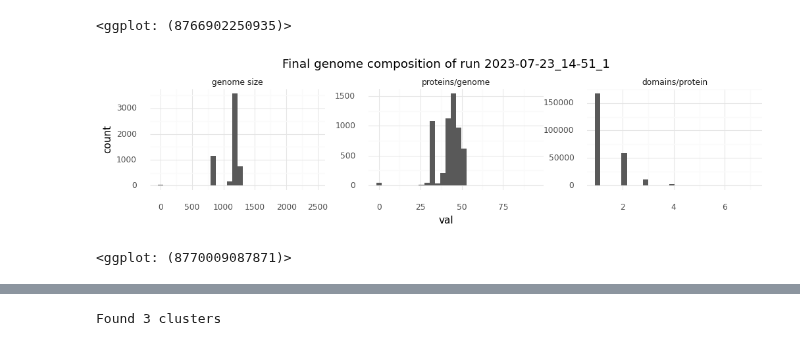
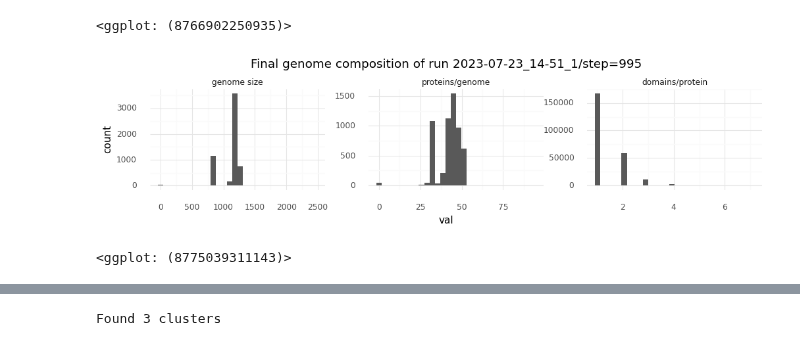
Before and after one commit to mRcSchwering/luca, a Jupyter notebook: e1_co2_fixing/WL_training.ipynb, the cells around one changed output, grey strips where cells are left out. Cells and saved outputs as stored; diff of their text form; code cells hidden in the pictures.

```diff
--- a/e1_co2_fixing/WL_training.ipynb
+++ b/e1_co2_fixing/WL_training.ipynb
@@ -256,32 +256,40 @@ axis_lims = (0, world.map_size)
 [figure]
 <ggplot: (8766902250935)>
 # %%
-name = "2023-07-23_14-51_1"
-world.load_state(statedir=RUNS_DIR / name / "step=995", batch_size=1000)
+name = "2023-07-23_14-51_1/step=995"
 
-all_cell_prots = []
-for cell_i in range(world.n_cells):
-    cell = world.get_cell(by_idx=cell_i)
-    all_cell_prots.append([str(d) for d in cell.proteome])
+def summarize_proteomes(world: ms.World) -> list[list[str]]:
+    out = []
+    for cell_i in range(world.n_cells):
+        cell = world.get_cell(by_idx=cell_i)
+        out.append([str(d) for d in cell.proteome])
+    return out
+
+world.load_state(statedir=RUNS_DIR / name, batch_size=1000)
+all_cell_prots = summarize_proteomes(world=world)
 # %%
-records = []
-for cell_i, (prots, genome) in enumerate(zip(all_cell_prots, world.genomes)):
-    prots = [d for d in prots if len(d) > 0]
-    records.append({"cell": cell_i, "var": "genome size", "val": len(genome)})
-    records.append({"cell": cell_i, "var": "proteins/genome", "val": len(prots)})
-    if len(prots) > 0:
-        for prot in prots:
-            records.append({"cell": cell_i, "var": "domains/protein", "val": len(prot.split("|"))})
+def get_genome_composition(proteomes: list[list[str]], genomes: list[str]):
+    out = []
+    for cell_i, (prots, genome) in enumerate(zip(proteomes, genomes)):
+        prots = [d for d in prots if len(d) > 0]
+        out.append({"cell": cell_i, "var": "genome size", "val": len(genome)})
+        out.append({"cell": cell_i, "var": "proteins/genome", "val": len(prots)})
+        if len(prots) > 0:
+            for prot in prots:
+                n = 0 if len(prot) == 0 else len(prot.split("|"))
+                out.append({"cell": cell_i, "var": "domains/protein", "val": n})
+    return out
 
+records = get_genome_composition(proteomes=all_cell_prots, genomes=world.genomes)
 df = pd.DataFrame.from_records(records)
 df["var"] = pd.Categorical(df["var"], categories=["genome size", "proteins/genome", "domains/protein"])
 
 (ggplot(df)
     + geom_histogram(aes(x="val"), bins=30)
     + facet_wrap("var", scales="free", ncol=3)
     + ggtitle(f"Final genome composition of run {name}")
     + theme(figure_size=(12, 2), subplots_adjust={'wspace': 0.25}))
 # %% [output]
-[figure, old version]
+[figure, new version]
-<ggplot: (8770009087871)>
+<ggplot: (8775039311143)>
 # %%
```
Also changed, not shown: parts of 8 cells of this notebook.
